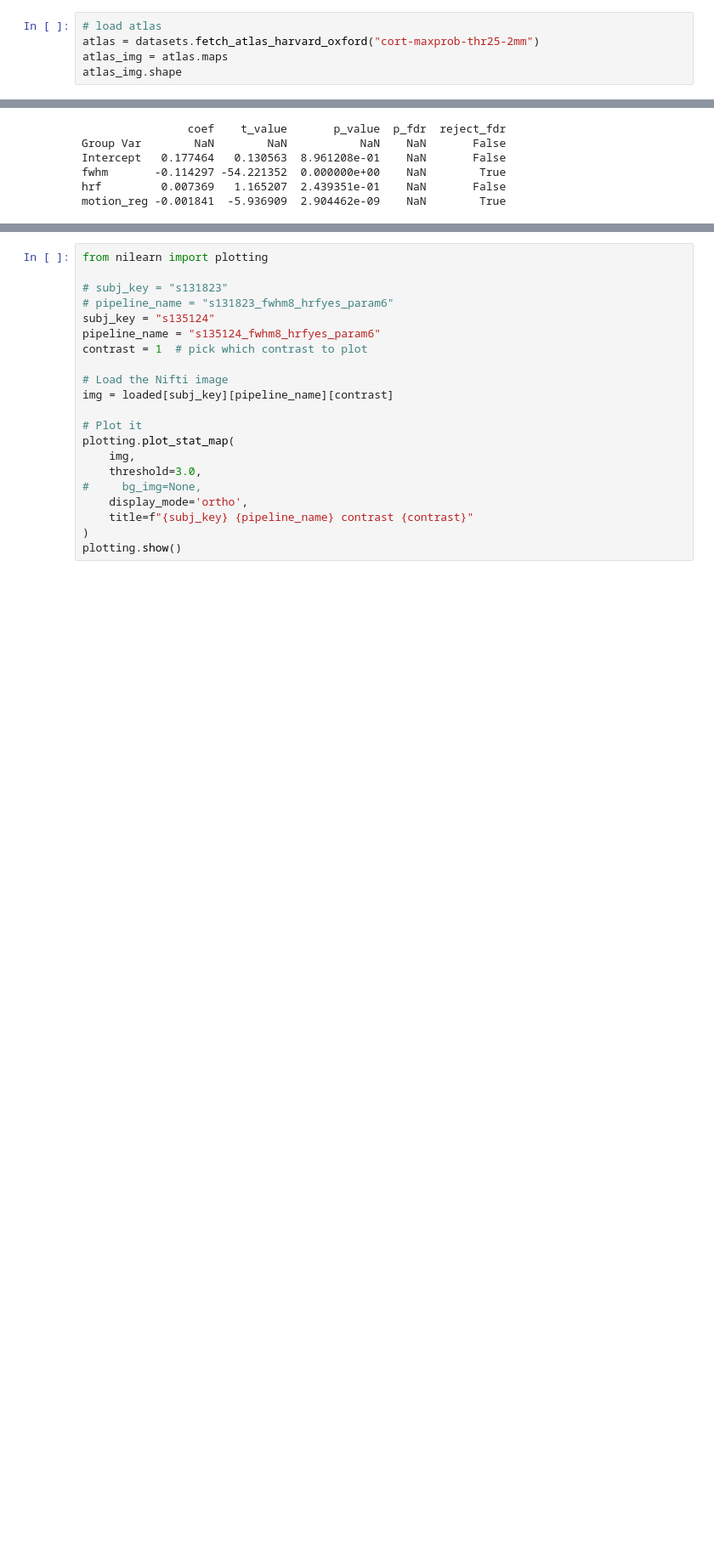
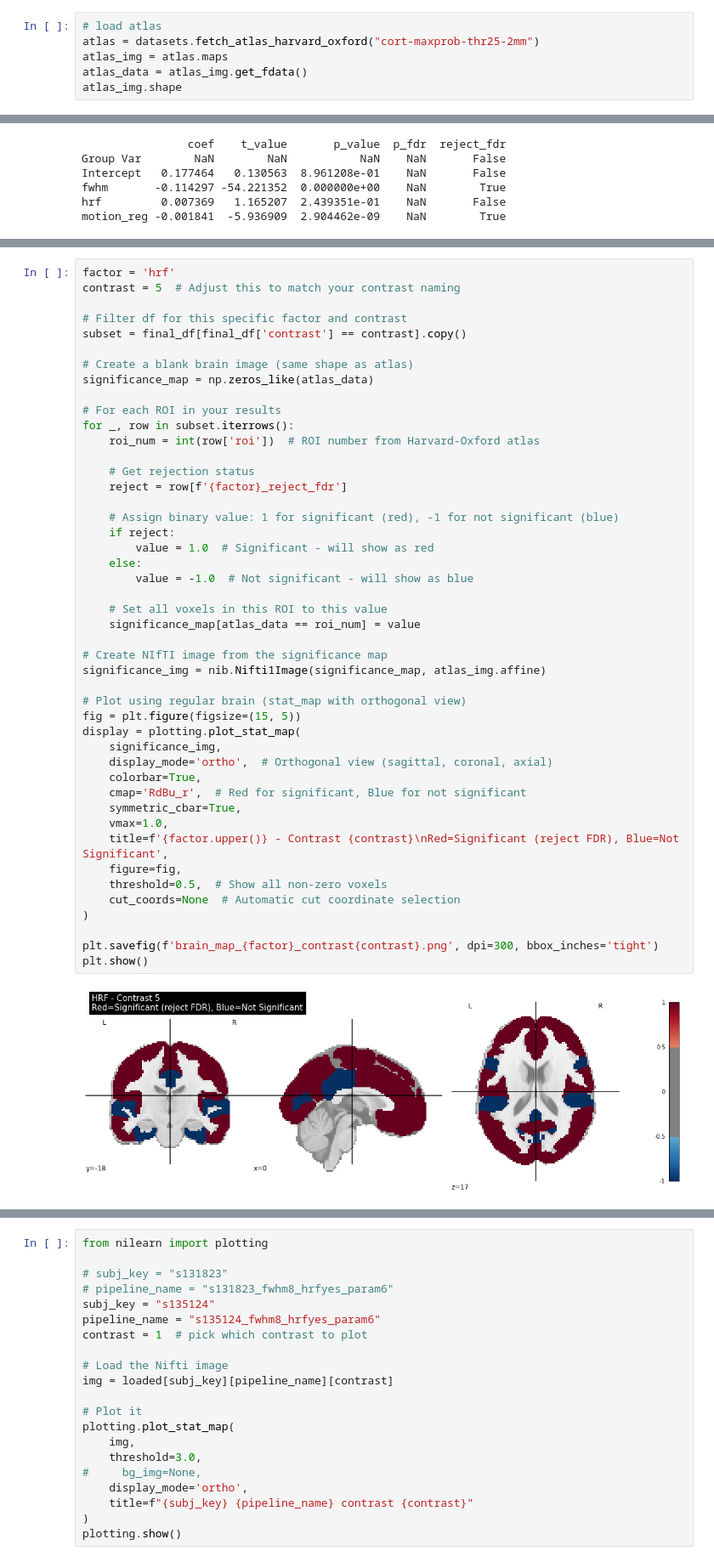
Before and after one commit to mwzhang851/hcp_multi_pipelines, a Jupyter notebook: src/btwn_subject_analysis.ipynb, the cells around one changed output, grey strips where cells are left out. Shown: that part at 85% size. Cells and saved outputs as stored; diff of their text form; blank space fills up the shorter version.

```diff
--- a/src/btwn_subject_analysis.ipynb
+++ b/src/btwn_subject_analysis.ipynb
@@ -170,5 +107,6 @@ arr.shape
 # load atlas
 atlas = datasets.fetch_atlas_harvard_oxford("cort-maxprob-thr25-2mm")
 atlas_img = atlas.maps
+atlas_data = atlas_img.get_fdata()
 atlas_img.shape
 # %% [output]
@@ -494,0 +503,48 @@ final_df[final_df['motion_reg_p_fdr']> 0.05].groupby(['roi','contrast']).count()
+# %%
+factor = 'hrf'
+contrast = 5  # Adjust this to match your contrast naming
+
+# Filter df for this specific factor and contrast
+subset = final_df[final_df['contrast'] == contrast].copy()
+
+# Create a blank brain image (same shape as atlas)
+significance_map = np.zeros_like(atlas_data)
+
+# For each ROI in your results
+for _, row in subset.iterrows():
+    roi_num = int(row['roi'])  # ROI number from Harvard-Oxford atlas
+
+    # Get rejection status
+    reject = row[f'{factor}_reject_fdr']
+
+    # Assign binary value: 1 for significant (red), -1 for not significant (blue)
+    if reject:
+        value = 1.0  # Significant - will show as red
+    else:
+        value = -1.0  # Not significant - will show as blue
+
+    # Set all voxels in this ROI to this value
+    significance_map[atlas_data == roi_num] = value
+
+# Create NIfTI image from the significance map
+significance_img = nib.Nifti1Image(significance_map, atlas_img.affine)
+
+# Plot using regular brain (stat_map with orthogonal view)
+fig = plt.figure(figsize=(15, 5))
+display = plotting.plot_stat_map(
+    significance_img,
+    display_mode='ortho',  # Orthogonal view (sagittal, coronal, axial)
+    colorbar=True,
+    cmap='RdBu_r',  # Red for significant, Blue for not significant
+    symmetric_cbar=True,
+    vmax=1.0,
+    title=f'{factor.upper()} - Contrast {contrast}\nRed=Significant (reject FDR), Blue=Not Significant',
+    figure=fig,
+    threshold=0.5,  # Show all non-zero voxels
+    cut_coords=None  # Automatic cut coordinate selection
+)
+
+plt.savefig(f'brain_map_{factor}_contrast{contrast}.png', dpi=300, bbox_inches='tight')
+plt.show()
+# %% [output]
+[figure, added]
```
Also changed, not shown: parts of 22 cells of this notebook.
